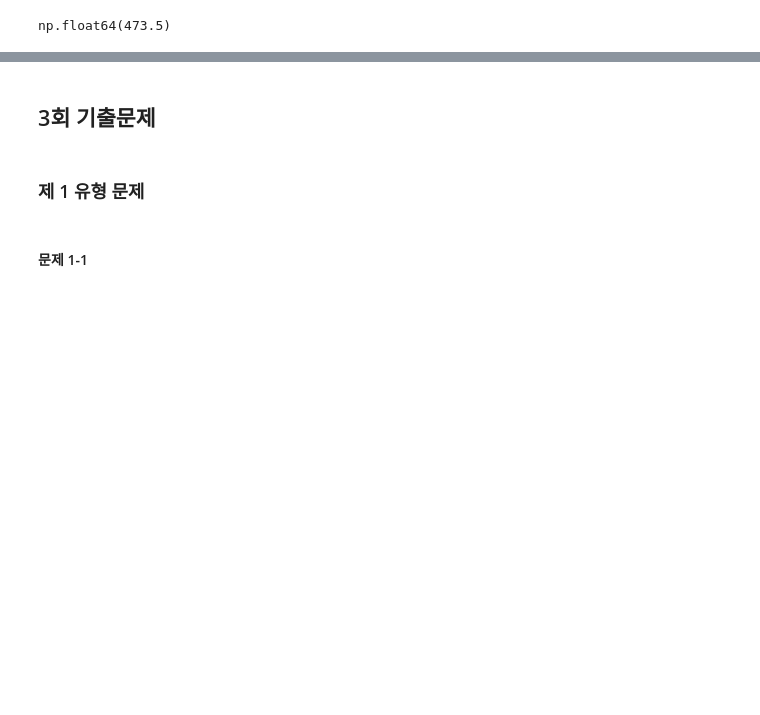
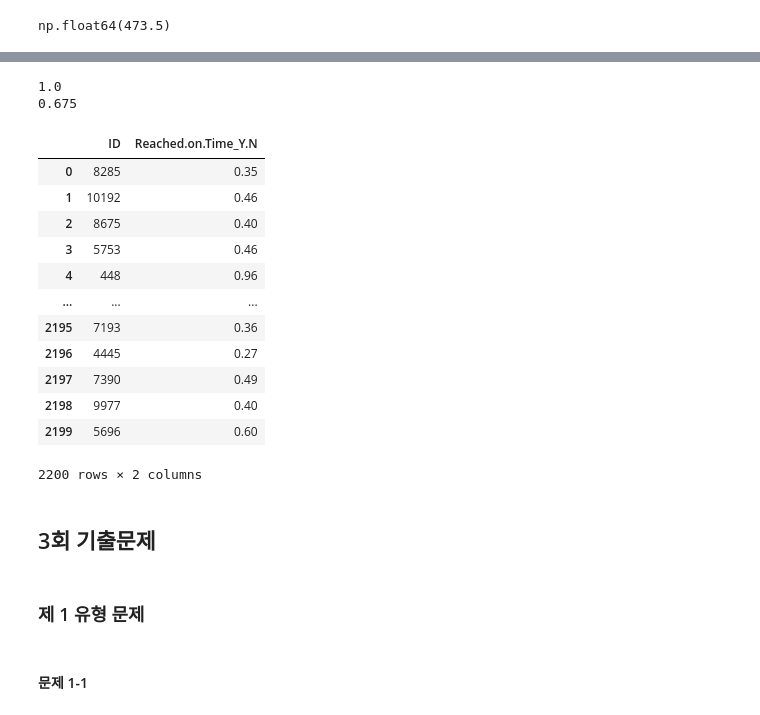
Before and after one commit to va4756/yemoon_bigdata_test, a Jupyter notebook: sinagong_bigdata.ipynb, the cells around one changed output, grey strips where cells are left out. Drawn from its saved outputs; the diff is of its cells as text; code cells hidden in the pictures; blank space fills up the shorter version.

```diff
--- a/sinagong_bigdata.ipynb
+++ b/sinagong_bigdata.ipynb
@@ -191,0 +246,47 @@ np.float64(473.5)
+# %%
+from sklearn.preprocessing import LabelEncoder
+for col in X_train.columns:
+    if X_train[col].dtype == 'object':
+        le = LabelEncoder()
+        le.fit(pd.concat([X_train[col], X_test[col]]))
+        X_train[col] = le.transform(X_train[col])
+        X_test[col] = le.transform(X_test[col])
+
+X_test_id = X_test.pop('ID')
+X_train = X_train.drop('ID', axis=1)
+
+y_train = y_train.drop('ID', axis=1).squeeze()
+
+from sklearn.model_selection import train_test_split
+X_tr, X_val, y_tr, y_val = train_test_split(X_train, y_train, test_size=0.3, random_state=1)
+
+from sklearn.ensemble import RandomForestClassifier
+model = RandomForestClassifier(random_state=1)
+model.fit(X_tr, y_tr)
+print(model.score(X_tr, y_tr))
+print(model.score(X_val, y_val))
+
+pred = model.predict_proba(X_test)[:, 1]
+
+result = pd.DataFrame({'ID': X_test_id,
+                       'Reached.on.Time_Y.N': pred})
+result.to_csv('result.csv', index=False)
+# %% [output]
+1.0
+0.675
+# %%
+pd.read_csv('result.csv')
+# %% [output]
+|  | ID | Reached.on.Time_Y.N |
+| 0 | 8285 | 0.35 |
+| 1 | 10192 | 0.46 |
+| 2 | 8675 | 0.40 |
+| 3 | 5753 | 0.46 |
+| 4 | 448 | 0.96 |
+| ... | ... | ... |
+| 2195 | 7193 | 0.36 |
+| 2196 | 4445 | 0.27 |
+| 2197 | 7390 | 0.49 |
+| 2198 | 9977 | 0.40 |
+| 2199 | 5696 | 0.60 |
+2200 rows × 2 columns
```
Also changed, not shown: parts of 7 cells of this notebook.
